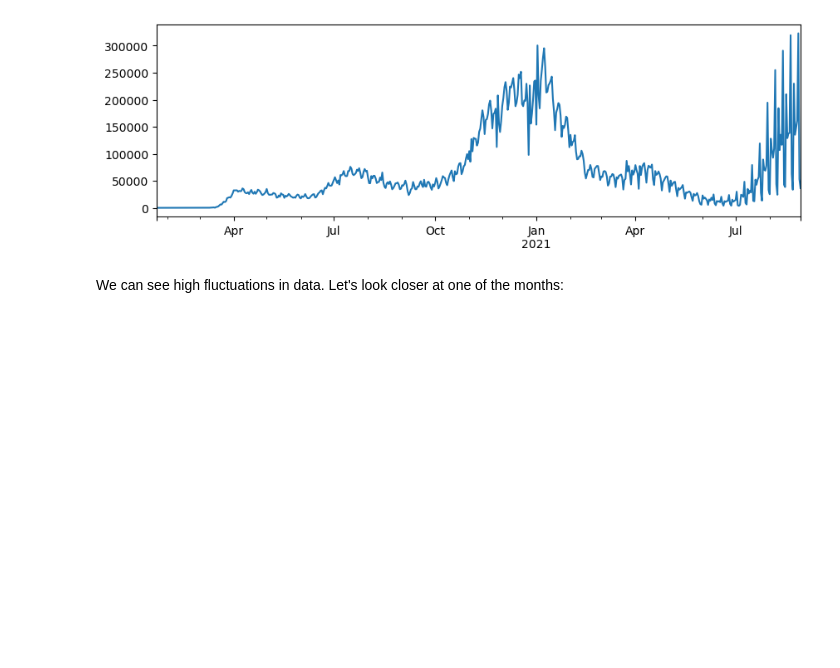
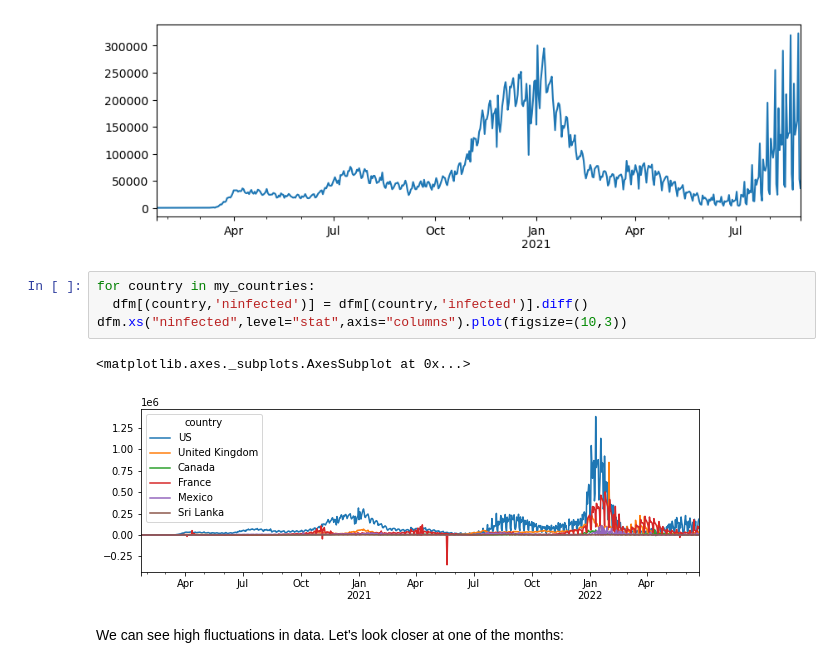
Before and after one commit to leingang/Data-Science-For-Beginners, a Jupyter notebook: 2-Working-With-Data/07-python/notebook-covidspread.ipynb, the cells around one changed output. Saved outputs shown, nothing was run; the diff lists cells and outputs as text; blank space fills up the shorter version.

```diff
--- a/2-Working-With-Data/07-python/notebook-covidspread.ipynb
+++ b/2-Working-With-Data/07-python/notebook-covidspread.ipynb
@@ -202,6 +221,13 @@ df['ninfected'].plot()
 plt.show()
 # %% [output]
 [figure]
+# %%
+for country in my_countries:
+  dfm[(country,'ninfected')] = dfm[(country,'infected')].diff()
+dfm.xs("ninfected",level="stat",axis="columns").plot(figsize=(10,3))
+# %% [output]
+<matplotlib.axes._subplots.AxesSubplot at 0x...>
+[figure, added]
 # %% [markdown]
 We can see high fluctuations in data. Let's look closer at one of the months:
 # %%
```
Also changed, not shown: parts of 13 cells of this notebook.
